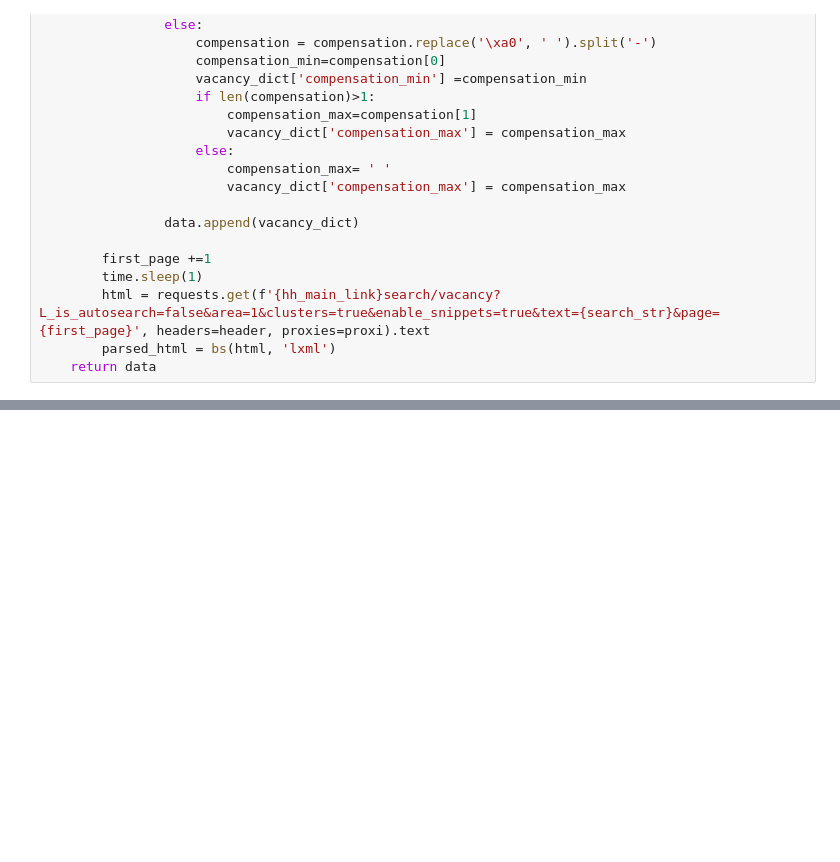
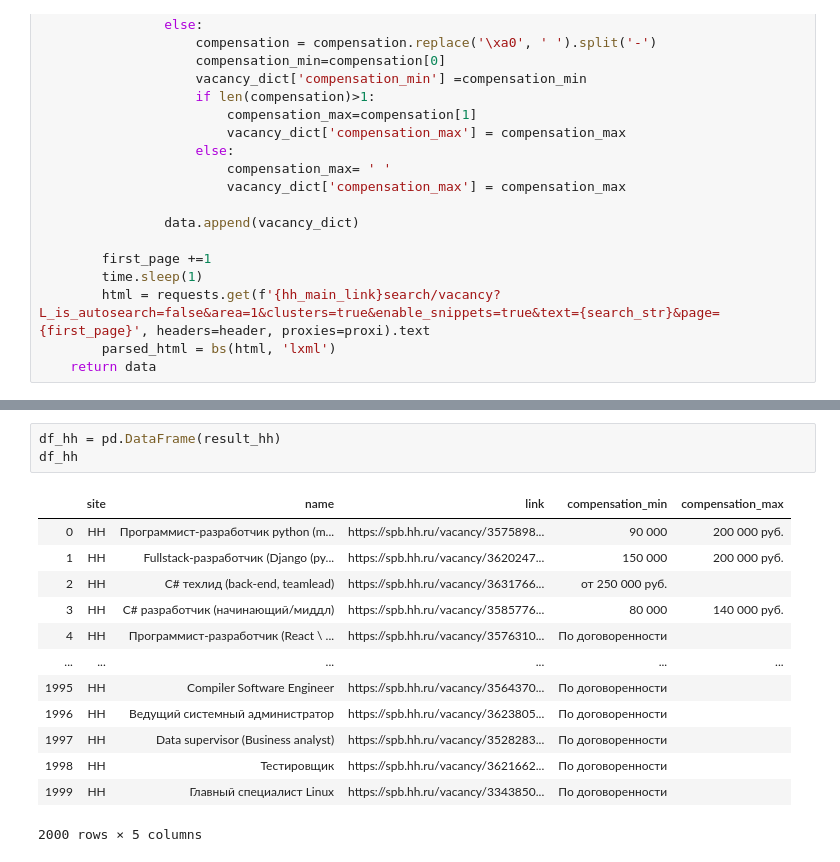
Before and after one commit to Sashkalolpro/-Methods-of-collecting-and-processing-data-from-the-Internet, a Jupyter notebook: Les 2 hh.ipynb, the cells around one changed output, grey strips where cells are left out. Drawn from its saved outputs; the diff is of its cells as text; blank space fills up the shorter version.

```diff
--- a/Les 2 hh.ipynb
+++ b/Les 2 hh.ipynb
@@ -78,0 +144,17 @@ df
+# %%
+df_hh = pd.DataFrame(result_hh)
+df_hh
+# %% [output]
+|  | site | name | link | compensation_min | compensation_max |
+| 0 | HH | Программист-разработчик python (m... | https://spb.hh.ru/vacancy/3575898... | 90 000 | 200 000 руб. |
+| 1 | HH | Fullstack-разработчик (Django (py... | https://spb.hh.ru/vacancy/3620247... | 150 000 | 200 000 руб. |
+| 2 | HH | C# техлид (back-end, teamlead) | https://spb.hh.ru/vacancy/3631766... | от 250 000 руб. |  |
+| 3 | HH | C# разработчик (начинающий/миддл) | https://spb.hh.ru/vacancy/3585776... | 80 000 | 140 000 руб. |
+| 4 | HH | Программист-разработчик (React \ ... | https://spb.hh.ru/vacancy/3576310... | По договоренности |  |
+| ... | ... | ... | ... | ... | ... |
+| 1995 | HH | Compiler Software Engineer | https://spb.hh.ru/vacancy/3564370... | По договоренности |  |
+| 1996 | HH | Ведущий системный администратор | https://spb.hh.ru/vacancy/3623805... | По договоренности |  |
+| 1997 | HH | Data supervisor (Business analyst) | https://spb.hh.ru/vacancy/3528283... | По договоренности |  |
+| 1998 | HH | Тестировщик | https://spb.hh.ru/vacancy/3621662... | По договоренности |  |
+| 1999 | HH | Главный специалист Linux | https://spb.hh.ru/vacancy/3343850... | По договоренности |  |
+2000 rows × 5 columns
```
Also changed, not shown: parts of 9 cells of this notebook.
